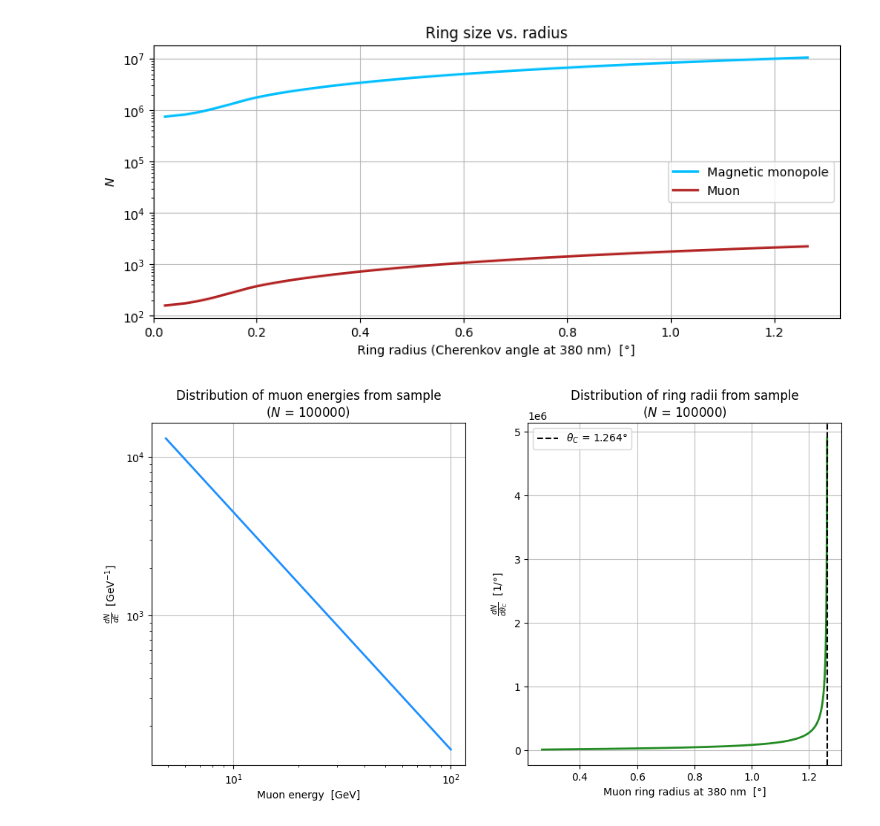
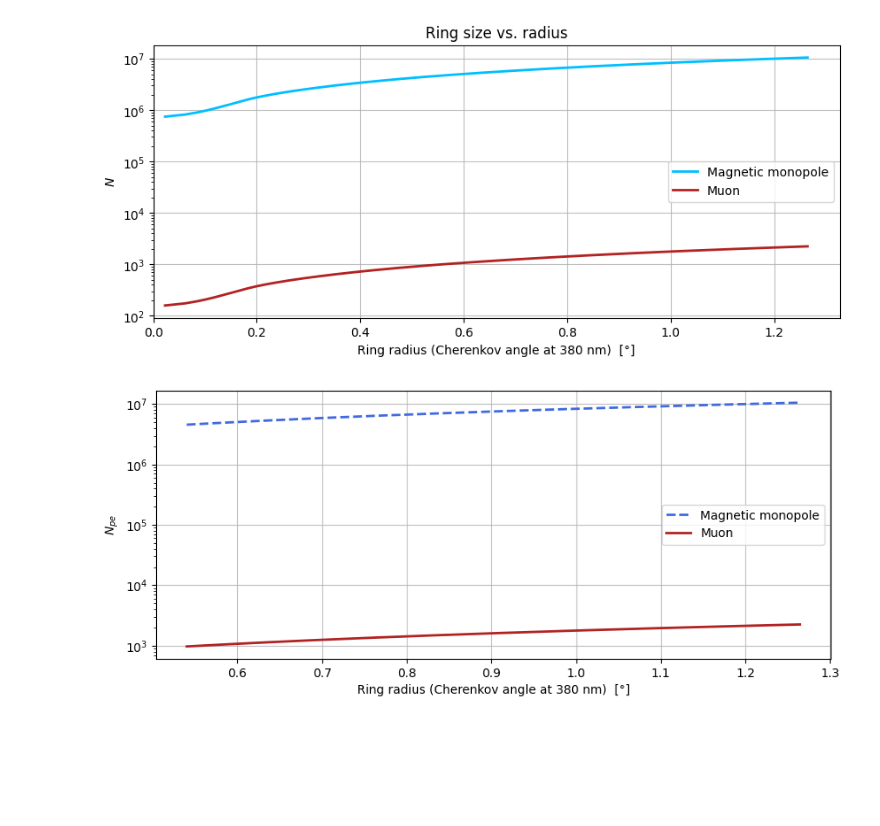
Before and after one commit to leandrorizk/magnetic_monopoles, a Jupyter notebook: muons/muon_detection.ipynb, the cells around one changed output. Saved outputs shown, nothing was run; the diff lists cells and outputs as text; code cells hidden in the pictures; blank space fills up the shorter version.

```diff
--- a/muons/muon_detection.ipynb
+++ b/muons/muon_detection.ipynb
@@ -534,4 +585,22 @@ plt.legend(loc='center right')
 plt.show()
 # %% [output]
 [figure]
+# %%
+fig, ax = plt.subplots(figsize=(10, 4))
+
+plt.plot(angles_deg[angles_deg > 0.54], true_ring_intensities_MM[angles_deg > 0.54], c='royalblue', ls='--', lw=2, label='Magnetic monopole')
+plt.plot(angles_deg[angles_deg > 0.54], true_ring_intensities[angles_deg > 0.54], c='firebrick', lw=2, label='Muon')
+
+plt.grid(alpha=0.8)
+plt.xlabel('Ring radius (Cherenkov angle at {} nm)  [°]'.format(int(optimal_wvl * 1e9)))
+plt.ylabel(r'$N_{pe}$')
+# plt.title('Ring size vs. radius')
+
+# plt.xlim(xmin=0)
+plt.yscale('log')
+
+plt.legend(loc='center right')
+plt.show()
+# %% [output]
+[figure, added]
 # %%
@@ -556,32 +625,30 @@ sample_thetas = np.linspace(
 # %%
-fig = plt.figure(figsize=(12, 6))
+# fig = plt.figure(figsize=(12, 6))
 
-ax1 = fig.add_subplot(121)
+# ax1 = fig.add_subplot(121)
 
-ax1.plot(sample_muon_E * u.J.to(u.GeV), dNdE(sample_muon_E, N_tot, E_min, E_max, index) * (u.J**-1).to(u.GeV**-1),
-         c='dodgerblue', lw=2)
+# ax1.plot(sample_muon_E * u.J.to(u.GeV), dNdE(sample_muon_E, N_tot, E_min, E_max, index) * (u.J**-1).to(u.GeV**-1),
+#          c='dodgerblue', lw=2)
 
-ax1.set_xscale('log')
-ax1.set_yscale('log')
+# ax1.set_xscale('log')
+# ax1.set_yscale('log')
 
-ax1.grid(alpha=0.8)
-ax1.set_title('Distribution of muon energies from sample\n' + r'($N$ = {})'.format(int(N_tot)))
-ax1.set_xlabel('Muon energy  [GeV]')
-ax1.set_ylabel(r'$\frac{dN}{dE}$  [GeV$^{-1}$]')
+# ax1.grid(alpha=0.8)
+# ax1.set_title('Distribution of muon energies from sample\n' + r'($N$ = {})'.format(int(N_tot)))
+# ax1.set_xlabel('Muon energy  [GeV]')
+# ax1.set_ylabel(r'$\frac{dN}{dE}$  [GeV$^{-1}$]')
 
-ax2 = fig.add_subplot(122)
+# ax2 = fig.add_subplot(122)
 
-ax2.plot(sample_thetas / np.pi * 180, dNdtheta(sample_thetas, N_tot, E_min, E_max, index, n=reference_n, m=muon_mass) * np.pi / 180,
-         c='forestgreen', lw=2)
-ax2.axvline(asymptotic_theta / np.pi * 180, label=r'$\theta_C$ = ' + str(round(asymptotic_theta / np.pi * 180, 3)) + '°',
-            c='black', lw=1.5, ls='--')
+# ax2.plot(sample_thetas / np.pi * 180, dNdtheta(sample_thetas, N_tot, E_min, E_max, index, n=reference_n, m=muon_mass) * np.pi / 180,
+#          c='forestgreen', lw=2)
+# ax2.axvline(asymptotic_theta / np.pi * 180, label=r'$\theta_C$ = ' + str(round(asymptotic_theta / np.pi * 180, 3)) + '°',
+#             c='black', lw=1.5, ls='--')
 
-ax2.grid(alpha=0.8)
-ax2.legend()
-ax2.set_title('Distribution of ring radii from sample\n' + r'($N$ = {})'.format(int(N_tot)))
-ax2.set_xlabel('Muon ring radius at {} nm  [°]'.format(int(optimal_wvl * 1e9)))
-ax2.set_ylabel(r'$\frac{dN}{d\theta_C}$  [1/°]')
+# ax2.grid(alpha=0.8)
+# ax2.legend()
+# ax2.set_title('Distribution of ring radii from sample\n' + r'($N$ = {})'.format(int(N_tot)))
+# ax2.set_xlabel('Muon ring radius at {} nm  [°]'.format(int(optimal_wvl * 1e9)))
+# ax2.set_ylabel(r'$\frac{dN}{d\theta_C}$  [1/°]')
 
-plt.show()
+# plt.show()
-# %% [output]
-[figure, removed]
```
Also changed, not shown: parts of 20 cells of this notebook, 7 other files.
